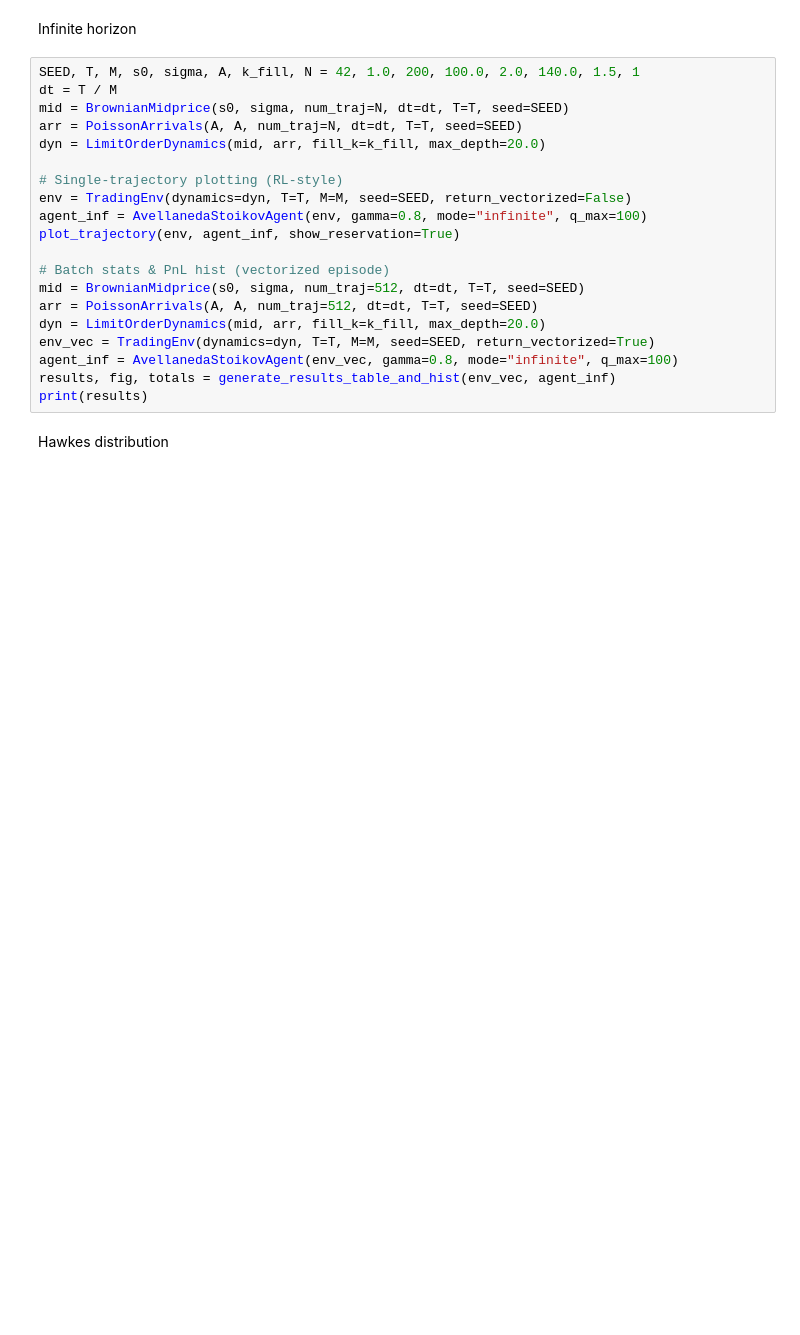
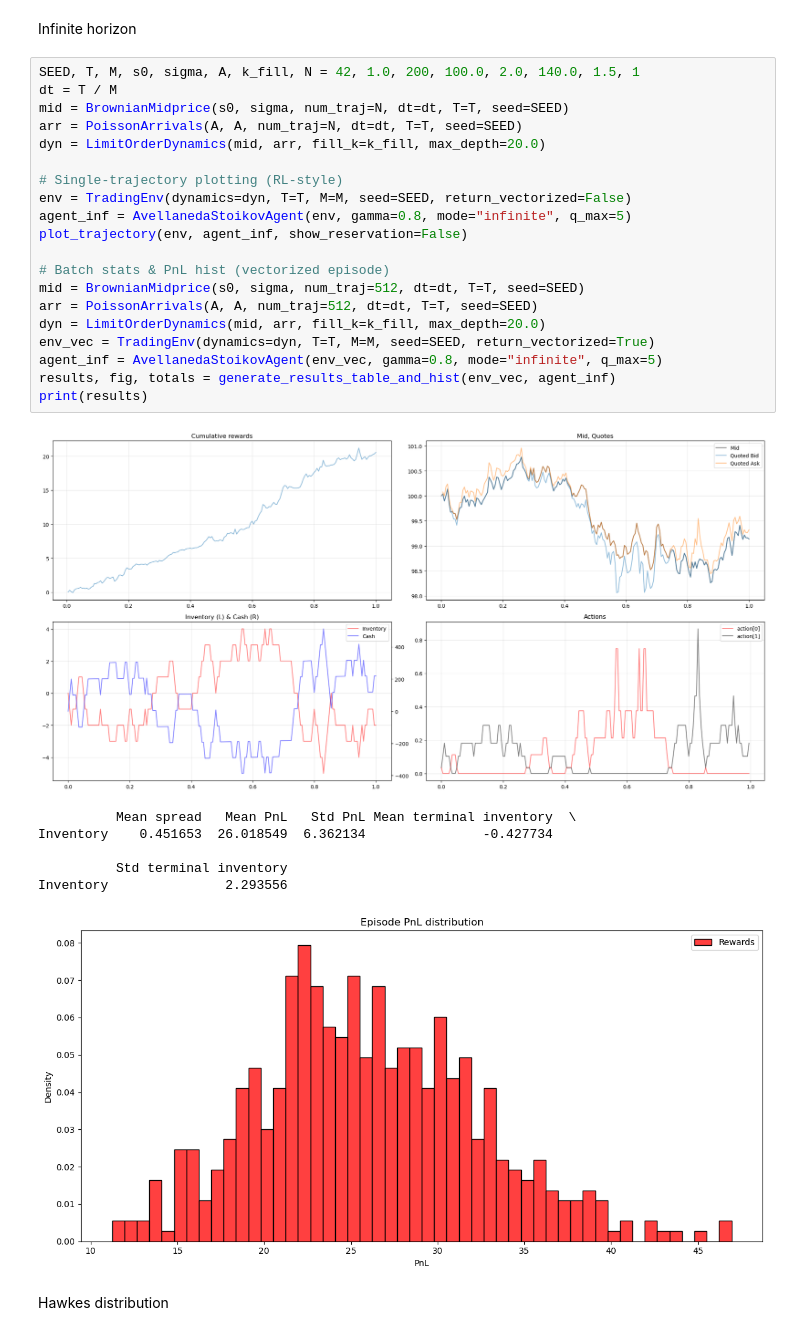
Before and after one commit to AA-ron2/Thesis_AI4Trading, a Jupyter notebook: test.ipynb, the cells around one changed output. Cells and saved outputs as stored; diff of their text form; blank space fills up the shorter version.

```diff
--- a/test.ipynb
+++ b/test.ipynb
@@ -114,23 +216,31 @@ Infinite horizon
 # %%
 SEED, T, M, s0, sigma, A, k_fill, N = 42, 1.0, 200, 100.0, 2.0, 140.0, 1.5, 1
 dt = T / M
 mid = BrownianMidprice(s0, sigma, num_traj=N, dt=dt, T=T, seed=SEED)
 arr = PoissonArrivals(A, A, num_traj=N, dt=dt, T=T, seed=SEED)
 dyn = LimitOrderDynamics(mid, arr, fill_k=k_fill, max_depth=20.0)
 
 # Single-trajectory plotting (RL-style)
 env = TradingEnv(dynamics=dyn, T=T, M=M, seed=SEED, return_vectorized=False)
-agent_inf = AvellanedaStoikovAgent(env, gamma=0.8, mode="infinite", q_max=100)
-plot_trajectory(env, agent_inf, show_reservation=True)
+agent_inf = AvellanedaStoikovAgent(env, gamma=0.8, mode="infinite", q_max=5)
+plot_trajectory(env, agent_inf, show_reservation=False)
 
 # Batch stats & PnL hist (vectorized episode)
 mid = BrownianMidprice(s0, sigma, num_traj=512, dt=dt, T=T, seed=SEED)
 arr = PoissonArrivals(A, A, num_traj=512, dt=dt, T=T, seed=SEED)
 dyn = LimitOrderDynamics(mid, arr, fill_k=k_fill, max_depth=20.0)
 env_vec = TradingEnv(dynamics=dyn, T=T, M=M, seed=SEED, return_vectorized=True)
-agent_inf = AvellanedaStoikovAgent(env_vec, gamma=0.8, mode="infinite", q_max=100)
+agent_inf = AvellanedaStoikovAgent(env_vec, gamma=0.8, mode="infinite", q_max=5)
 results, fig, totals = generate_results_table_and_hist(env_vec, agent_inf)
 print(results)
+# %% [output]
+[figure, added]
+          Mean spread   Mean PnL   Std PnL Mean terminal inventory  \
+Inventory    0.451653  26.018549  6.362134               -0.427734
+
+          Std terminal inventory
+Inventory               2.293556
+[figure, added]
 # %% [markdown]
 Hawkes distribution
 # %%
```
Also changed, not shown: parts of 13 cells of this notebook, 12 other files.
